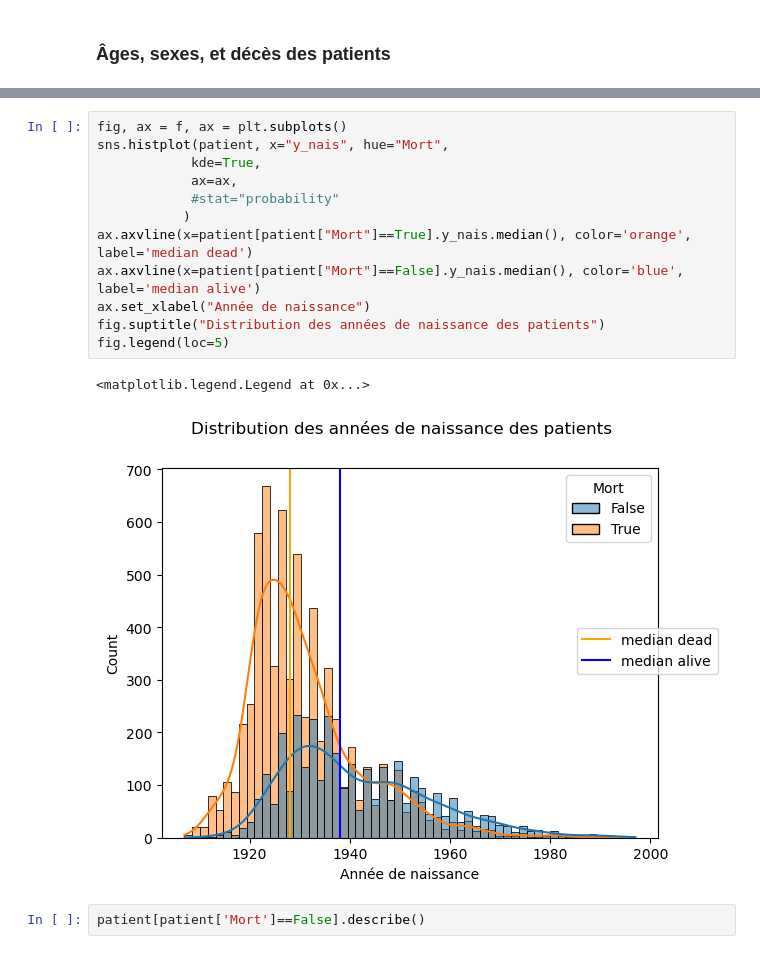
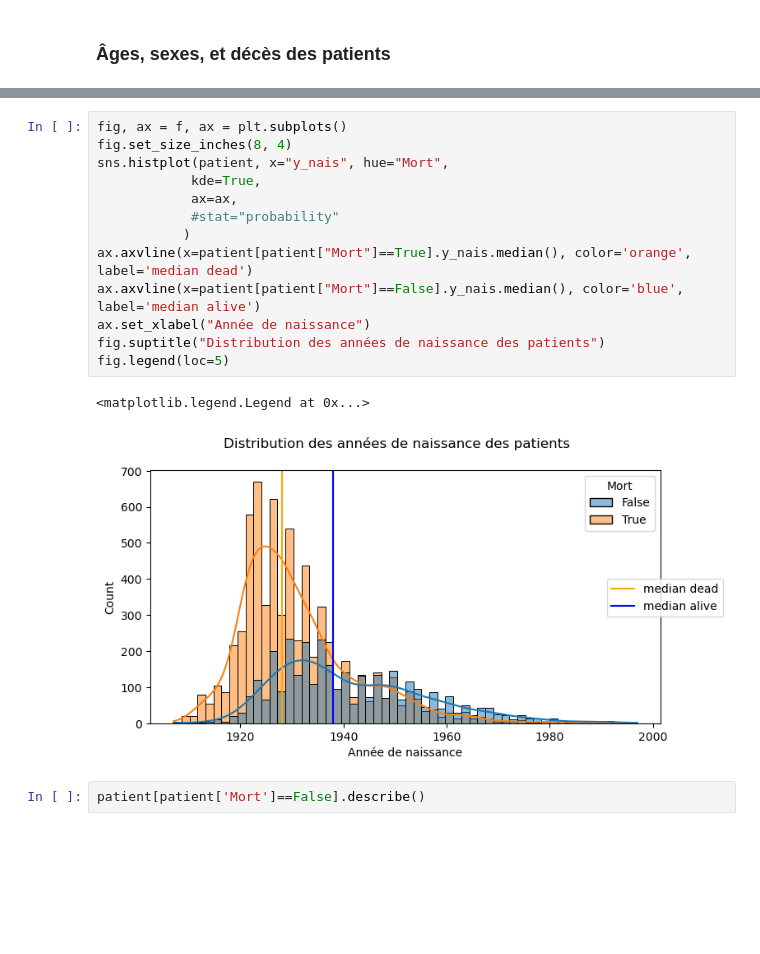
Before and after one commit to Kirscher/TextMining_Parcours_de_soin, a Jupyter notebook: EDA.ipynb, the cells around one changed output, grey strips where cells are left out. Drawn from its saved outputs; the diff is of its cells as text; blank space fills up the shorter version.

```diff
--- a/EDA.ipynb
+++ b/EDA.ipynb
@@ -49,18 +50,19 @@ fig.legend(loc=5)
 # %%
 fig, ax = f, ax = plt.subplots()
+fig.set_size_inches(8, 4)
 sns.histplot(patient, x="y_nais", hue="Mort",
             kde=True,
             ax=ax,
             #stat="probability"
            )
 ax.axvline(x=patient[patient["Mort"]==True].y_nais.median(), color='orange', label='median dead')
 ax.axvline(x=patient[patient["Mort"]==False].y_nais.median(), color='blue', label='median alive')
 ax.set_xlabel("Année de naissance")
 fig.suptitle("Distribution des années de naissance des patients")
 fig.legend(loc=5)
 # %% [output]
 <matplotlib.legend.Legend at 0x...>
-[figure, old version]
+[figure, new version]
 # %%
 patient[patient['Mort']==False].describe()
 # %% [output]
```
Also changed, not shown: parts of 6 cells of this notebook.
